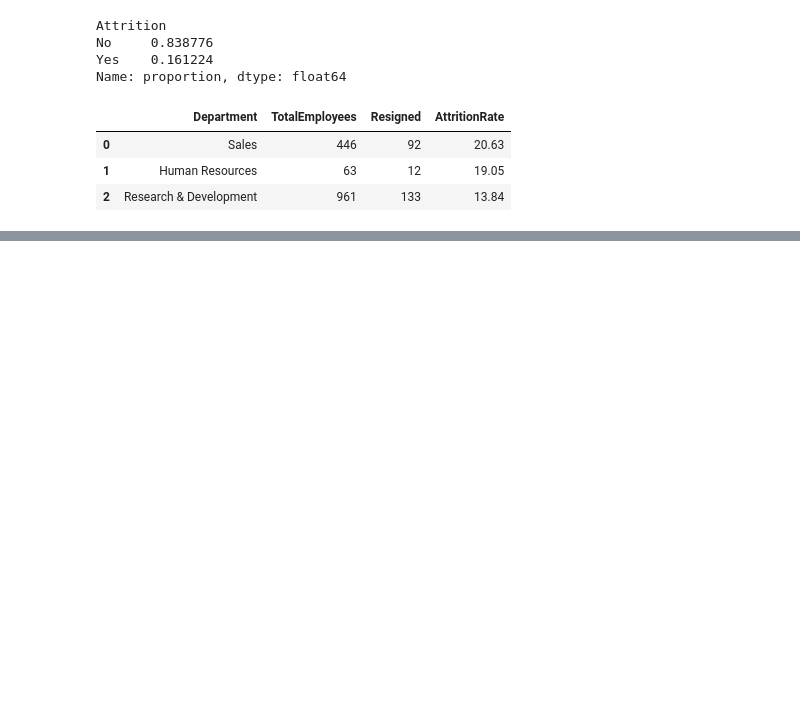
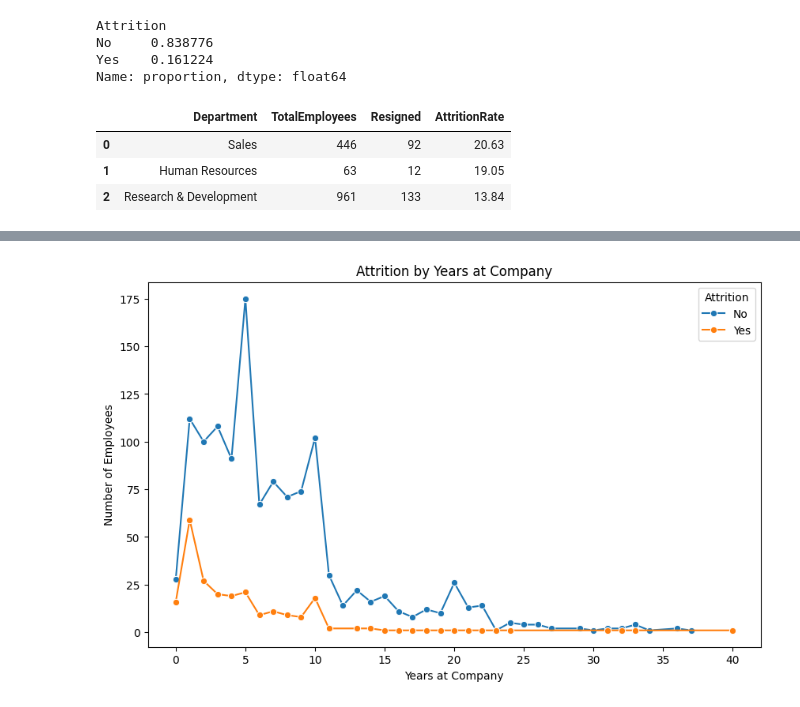
Before and after one commit to AhmedAli807/IBM-HR, a Jupyter notebook: IBM HR .ipynb, the cells around one changed output, grey strips where cells are left out. Saved outputs shown, nothing was run; the diff lists cells and outputs as text; code cells hidden in the pictures; blank space fills up the shorter version.

```diff
--- a/IBM HR .ipynb
+++ b/IBM HR .ipynb
@@ -103,0 +115,15 @@ pd.read_sql(query, conn)
+# %%
+attr_by_years_query="""
+    SELECT YearsAtCompany, Attrition, COUNT(*) AS Count
+    FROM hr
+    GROUP BY YearsAtCompany, Attrition
+"""
+attr_by_years=pd.read_sql(attr_by_years_query,conn)
+plt.figure(figsize=(10,6))
+sns.lineplot(data=attr_by_years, x='YearsAtCompany', y='Count', hue='Attrition', marker='o')
+plt.title('Attrition by Years at Company')
+plt.xlabel('Years at Company')
+plt.ylabel('Number of Employees')
+plt.show()
+# %% [output]
+[figure, added]
```
Also changed, not shown: parts of 6 cells of this notebook, 3 other files.
